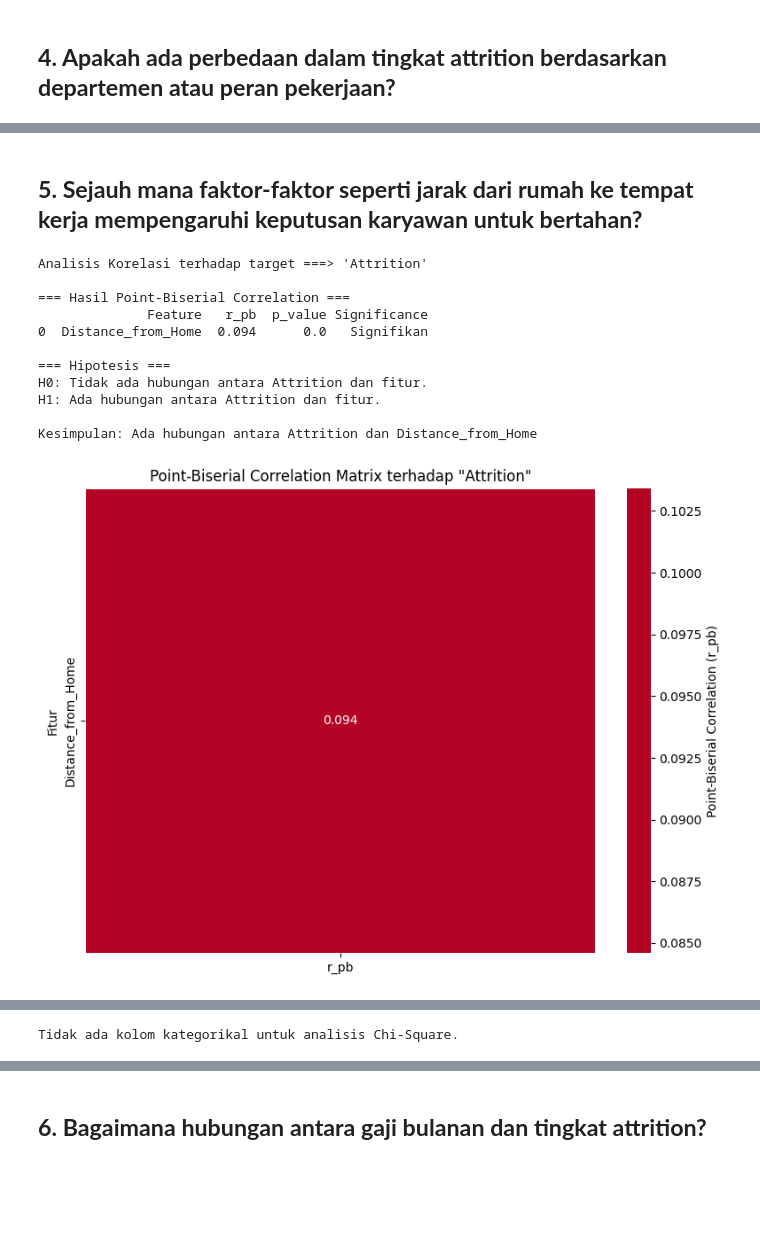
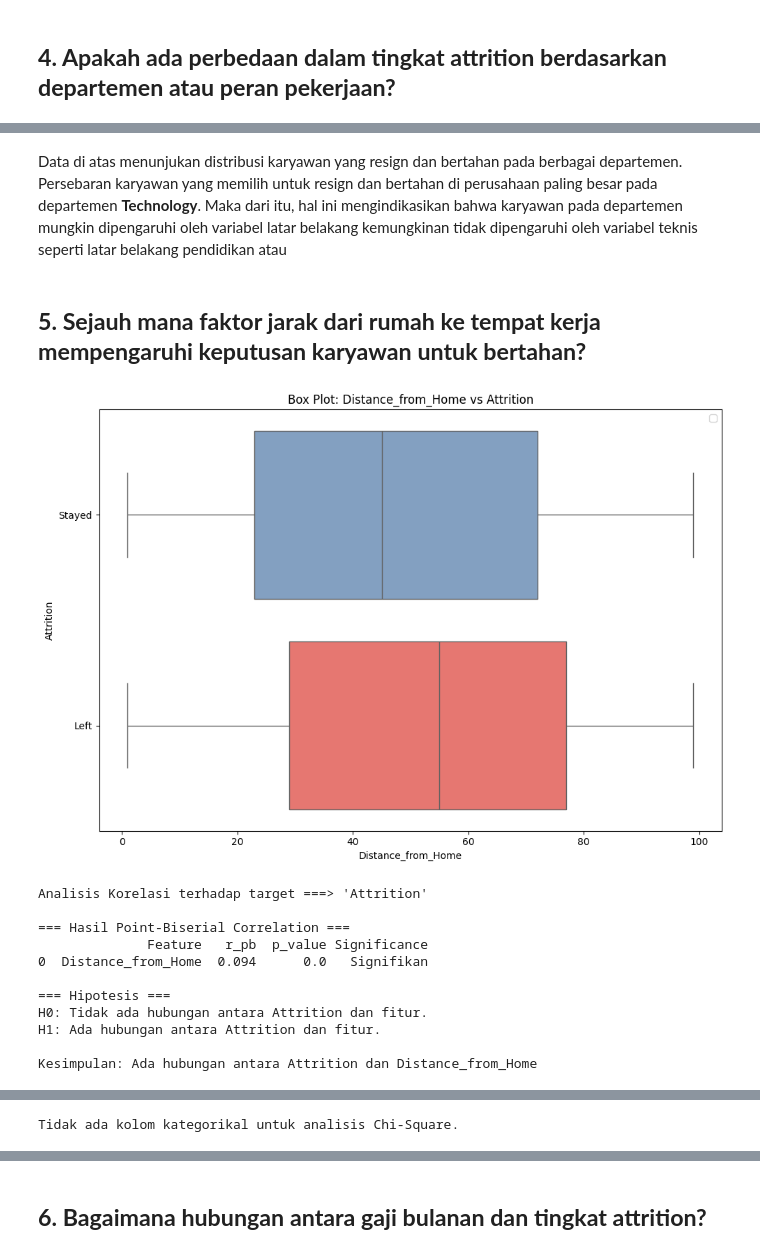
Before and after one commit to rafisiregar/Employee-Churn-Prediction, a Jupyter notebook: P1M2_rafi_siregar.ipynb, the cells around one changed output, grey strips where cells are left out. Saved outputs shown, nothing was run; the diff lists cells and outputs as text; code cells hidden in the pictures; blank space fills up the shorter version.

```diff
--- a/P1M2_rafi_siregar.ipynb
+++ b/P1M2_rafi_siregar.ipynb
@@ -264,16 +274,22 @@ ep.plot_relationship(dataset, 'Attrition', target_cols=['Job_Level'], kind='coun
+# %% [markdown]
+Data di atas menunjukan distribusi karyawan yang resign dan bertahan pada berbagai departemen. Persebaran karyawan yang memilih untuk resign dan bertahan di perusahaan paling besar pada departemen **Technology**. Maka dari itu, hal ini mengindikasikan bahwa karyawan pada departemen mungkin dipengaruhi oleh variabel latar belakang kemungkinan tidak dipengaruhi oleh variabel teknis seperti latar belakang pendidikan atau
 # %% [markdown]
-## **5. Sejauh mana faktor-faktor seperti jarak dari rumah ke tempat kerja mempengaruhi keputusan karyawan untuk bertahan?**
+## **5. Sejauh mana faktor jarak dari rumah ke tempat kerja mempengaruhi keputusan karyawan untuk bertahan?**
 # %%
+warna2 = {'Stayed': '#799FCB', 'Left': '#F9665E'}
+ep.plot_relationship(dataset, 'Distance_from_Home', target_cols=['Attrition'], kind='box', custom_colors=warna2)
+
 # Membuat salinan dataset dan memetakan nilai 'Attrition' menjadi 1 (Left) dan 0 (Stayed)
 dhmatt = dataset.copy()
 dhmatt['Attrition'] = dhmatt['Attrition'].map({'Left': 1, 'Stayed': 0})
 
 # Membuat DataFrame yang berisi kolom yang akan dianalisis
 df_dhmatt = dhmatt[['Attrition', 'Distance_from_Home']]
 
 # Menjalankan analisis korelasi biner menggunakan fungsi yang telah ada
 ep.correlation_analysis_binary(df_dhmatt, 'Attrition')
 # %% [output]
+[figure, new version]
 Analisis Korelasi terhadap target ===> 'Attrition'
 
 === Hasil Point-Biserial Correlation ===
@@ -285,4 +301,3 @@ H0: Tidak ada hubungan antara Attrition dan fitur.
 H1: Ada hubungan antara Attrition dan fitur.
 
 Kesimpulan: Ada hubungan antara Attrition dan Distance_from_Home
-[figure, old version]
```
Also changed, not shown: parts of 24 cells of this notebook, 1 other file.
